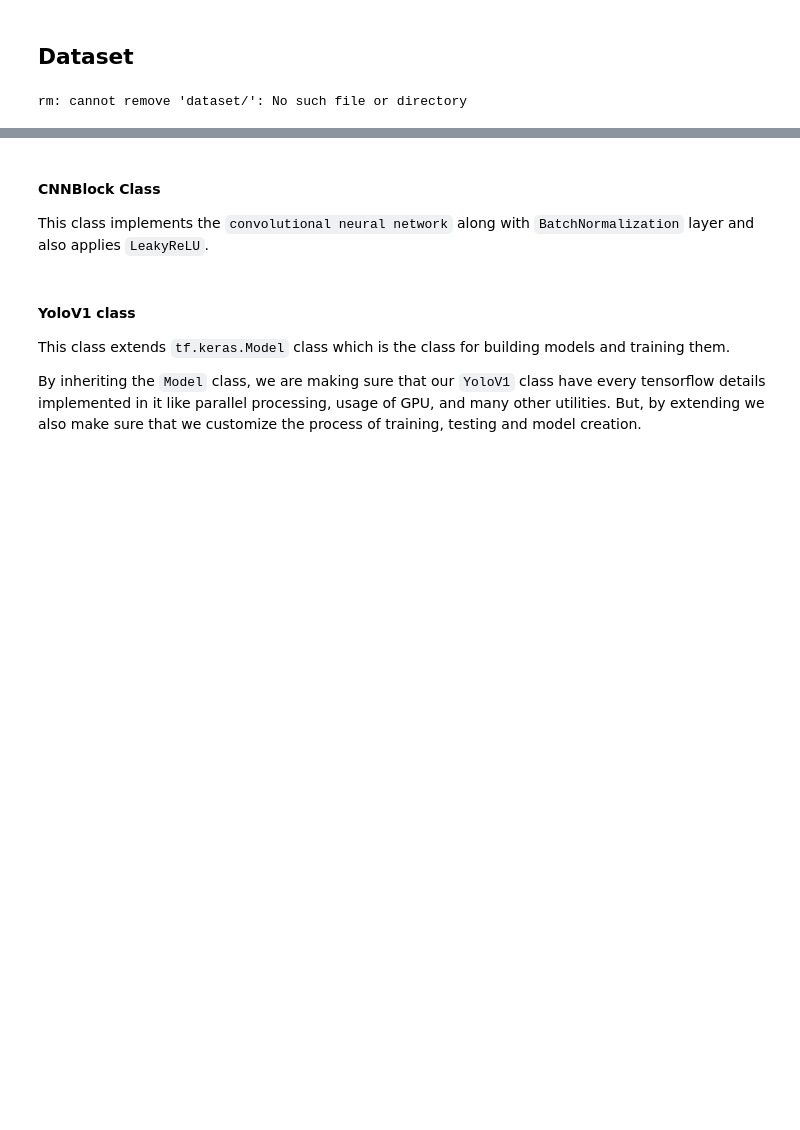
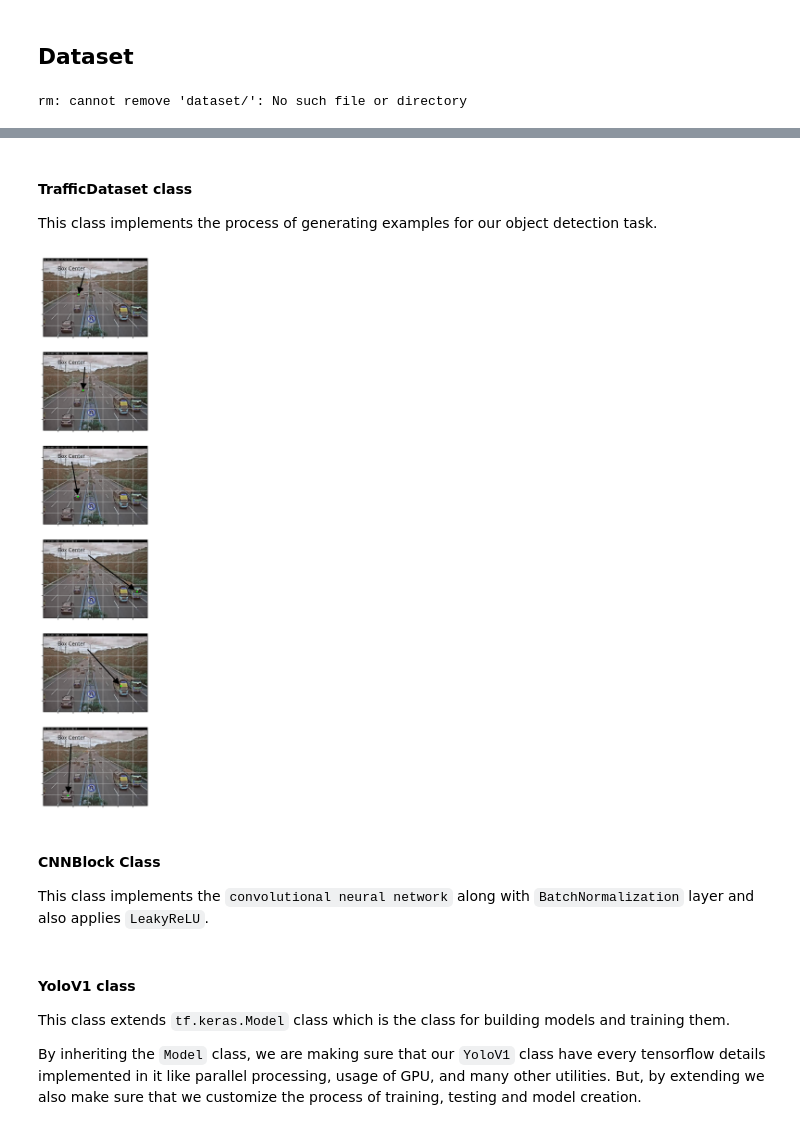
Before and after one commit to Arup3201/SmartFlow-Traffic-Manager, a Jupyter notebook: notebooks/experimental-notebook.ipynb, the cells around one changed output, grey strips where cells are left out. Saved outputs shown, nothing was run; the diff lists cells and outputs as text; code cells hidden in the pictures; blank space fills up the shorter version.

```diff
--- a/notebooks/experimental-notebook.ipynb
+++ b/notebooks/experimental-notebook.ipynb
@@ -183,3 +201,51 @@ The initial layers of the convolutional neural network extracts the features fro
 
 It has 24 convolutional layers followed by 2 connected layers. Here, simple 1X1 reduction layer is used followed by 3X3 convolutional layers.
 [![yolo-network-architecture.png](https://i.postimg.cc/tTrNMXpW/yolo-network-architecture.png)](https://postimg.cc/BLKF8f8n)
+# %% [markdown]
+#### TrafficDataset class
+This class implements the process of generating examples for our object detection task.
+# %%
+def visualize_boxes(img_path, image_anotation, S, B):
+  _, axs = plt.subplots(len(image_anotation['objects']), figsize=(10, 20), dpi=200)
+
+  filename = image_anotation['filename']
+
+  for i, obj in enumerate(image_anotation['objects']):
+
+    image = cv2.imread(img_path+'/'+filename)
+
+    # Find the starting and ending point of the object
+    xmin, xmax, ymin, ymax = [int(elm) for elm in obj['bbox']]
+    centerx = (xmax + xmin) / 2
+    centery = (ymin + ymax) / 2
+
+    # Draw the dots using cv2
+    image = cv2.circle(image, (int(centerx), int(centery)), radius=5, color=(0, 255, 0), thickness=-1)
+
+    # Save the height and width
+    img_height = image.shape[0]
+    img_width = image.shape[1]
+
+    # Plot grid lines horizontally and vertically
+    grid_x = [(img_width/S)*i for i in range(1, S)]
+    grid_y = [(img_height/S)*i for i in range(1, S)]
+    axs[i].set_xticks(grid_x, labels='', minor=False)
+    axs[i].set_yticks(grid_y, labels='', minor=False)
+    axs[i].xaxis.grid(True, which="major")
+    axs[i].yaxis.grid(True, which="major")
+
+    # Annotate the center point
+    xytext = (0.4, .9)
+    xy = (centerx, centery)
+    axs[i].annotate("Box Center", xy, xytext, textcoords='axes fraction',
+                    arrowprops=dict(facecolor='black', shrink=0.05, width=1),
+                    horizontalalignment='right', verticalalignment='top',
+                    size=10)
+
+    axs[i].imshow(image)
+# %%
+image_path = 'dataset/train'
+image_anots = process_files(image_path, num_files=1, print_images=False, return_images=True)
+visualize_boxes(image_path, image_anots[0], 7, 2)
+# %% [output]
+[figure, added]
```
Also changed, not shown: parts of 8 cells of this notebook.
